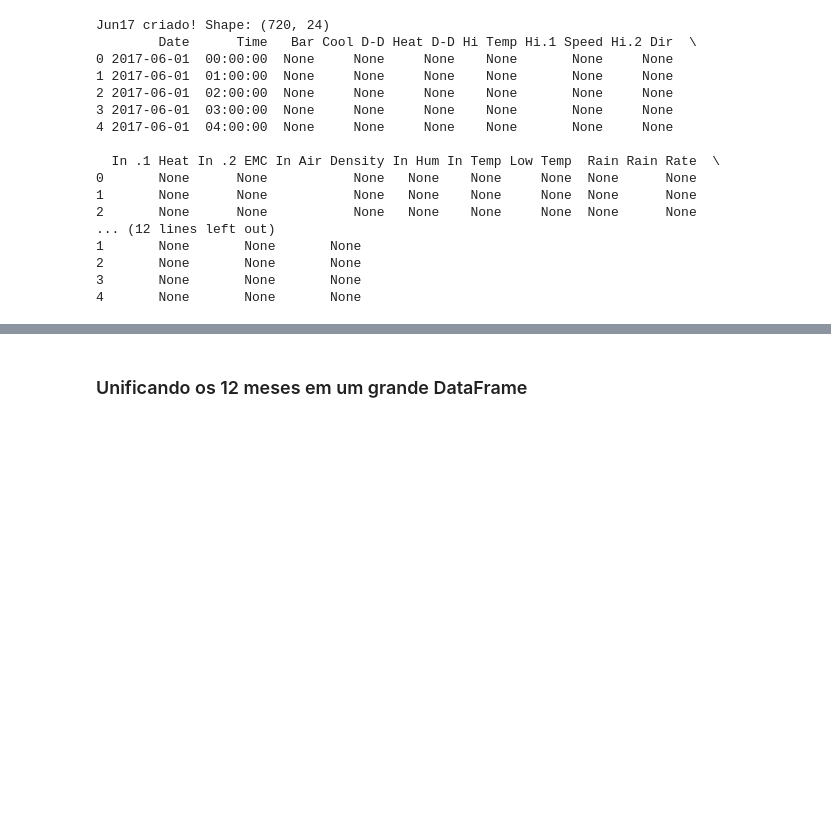
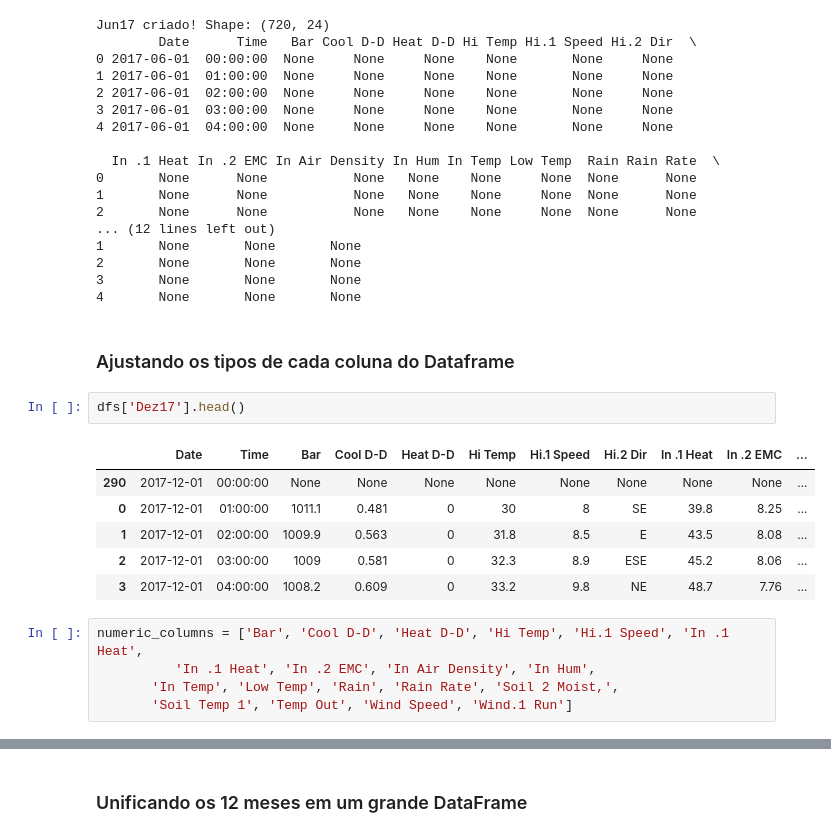
Before and after one commit to guilherme-iram/Meteorological_Data_Science_Project, a Jupyter notebook: src/tratamento_dados.ipynb, the cells around one changed output, grey strips where cells are left out. Saved outputs shown, nothing was run; the diff lists cells and outputs as text; blank space fills up the shorter version.

```diff
--- a/src/tratamento_dados.ipynb
+++ b/src/tratamento_dados.ipynb
@@ -195,3 +195,19 @@ Jun17 criado! Shape: (720, 24)
 2       None       None       None
 3       None       None       None
 4       None       None       None
+# %% [markdown]
+### Ajustando os tipos de cada coluna do Dataframe
+# %%
+dfs['Dez17'].head()
+# %% [output]
+|  | Date | Time | Bar | Cool D-D | Heat D-D | Hi Temp | Hi.1 Speed | Hi.2 Dir | In .1 Heat | In .2 EMC | ... |
+| 290 | 2017-12-01 | 00:00:00 | None | None | None | None | None | None | None | None | ... |
+| 0 | 2017-12-01 | 01:00:00 | 1011.1 | 0.481 | 0 | 30 | 8 | SE | 39.8 | 8.25 | ... |
+| 1 | 2017-12-01 | 02:00:00 | 1009.9 | 0.563 | 0 | 31.8 | 8.5 | E | 43.5 | 8.08 | ... |
+| 2 | 2017-12-01 | 03:00:00 | 1009 | 0.581 | 0 | 32.3 | 8.9 | ESE | 45.2 | 8.06 | ... |
+| 3 | 2017-12-01 | 04:00:00 | 1008.2 | 0.609 | 0 | 33.2 | 9.8 | NE | 48.7 | 7.76 | ... |
+# %%
+numeric_columns = ['Bar', 'Cool D-D', 'Heat D-D', 'Hi Temp', 'Hi.1 Speed', 'In .1 Heat',
+          'In .1 Heat', 'In .2 EMC', 'In Air Density', 'In Hum',
+       'In Temp', 'Low Temp', 'Rain', 'Rain Rate', 'Soil 2 Moist,',
+       'Soil Temp 1', 'Temp Out', 'Wind Speed', 'Wind.1 Run']
```
Also changed, not shown: parts of 3 cells of this notebook, 2 other files.
